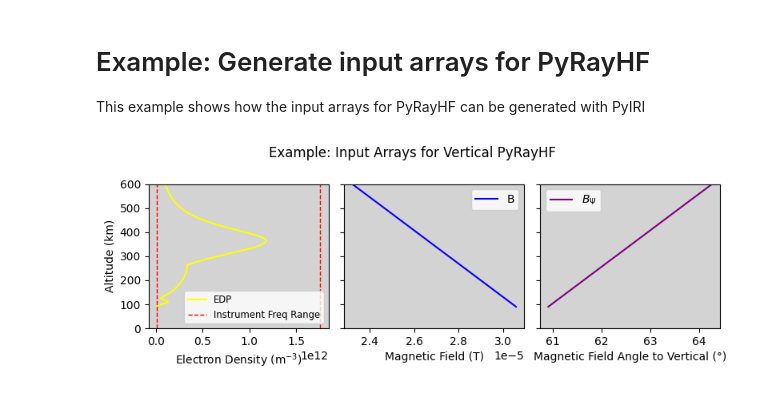
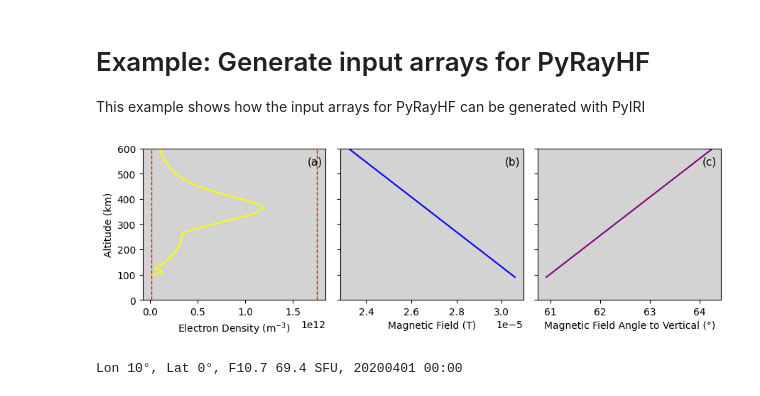
Before and after one commit to victoriyaforsythe/PyRayHF, a Jupyter notebook: docs/tutorials/Example_Generate_Input_Arrays.ipynb, the cells around one changed output. Saved outputs shown, nothing was run; the diff lists cells and outputs as text; code cells hidden in the pictures.

Commit message:
figures updated

```diff
--- a/docs/tutorials/Example_Generate_Input_Arrays.ipynb
+++ b/docs/tutorials/Example_Generate_Input_Arrays.ipynb
@@ -19,6 +19,9 @@ import matplotlib.pyplot as plt
 
 import PyIRI
 import PyRayHF
+
+# Directory on your local machine where to save the figures
+local_dir = '/Users/vmakarevich/Documents/GitHub/PyRayHF/docs/figures/'
 
 # Select the day and Universal Time of interest
 year = 2020
@@ -103,42 +106,51 @@ pickle.dump(input_example, open(file_save, "wb"))
 
 # Plot the input arrays
 fig, ax = plt.subplots(1, 3, sharey=True)
-fig.set_size_inches(8, 3)
-fig.suptitle('Example: Input Arrays for Vertical PyRayHF')
+fig.set_size_inches(9, 3)
 
 # Plot electron density profile
 ax_plot = ax[0]
 ax_plot.set_ylim([0, 600])
+# ax_plot.set_xlim([0, 2e12])
 ax_plot.set_facecolor("lightgray")
 ax_plot.set_ylabel('Altitude (km)')
 ax_plot.set_xlabel('Electron Density (m$^{-3}$)')
 ax_plot.plot(input_example['den'], input_example['alt'], c='yellow',
              label='EDP')
 min_d = PyRayHF.library.freq2den(np.min(ionosonde_frequency) * 1e6)
 max_d = PyRayHF.library.freq2den(np.max(ionosonde_frequency) * 1e6)
 ax_plot.axvline(x=min_d, color='r', linestyle='--', linewidth=1, label='Instrument Freq Range')
 ax_plot.axvline(x=max_d, color='r', linestyle='--', linewidth=1)
-ax_plot.legend(fontsize='small')
+
+ax_plot.text(0.90, 0.95, '(a)', transform=ax_plot.transAxes, fontsize=11, ha='left', va='top', c='black')
+
 
 # Plot magnetic field magnitude
 ax_plot = ax[1]
 ax_plot.set_ylim([0, 600])
+#ax_plot.set_xlim([2.2e-5, 3.2e-5])
 ax_plot.set_facecolor("lightgray")
 ax_plot.set_xlabel('Magnetic Field (T)')
 ax_plot.plot(input_example['bmag'], input_example['alt'], c='blue',
              label='B')
-ax_plot.legend()
+ax_plot.text(0.90, 0.95, '(b)', transform=ax_plot.transAxes, fontsize=11, ha='left', va='top', c='black')
+
 
 # Plot angle between magnetic field and vertical
 ax_plot = ax[2]
 ax_plot.set_ylim([0, 600])
+#ax_plot.set_xlim([61, 65])
 ax_plot.set_facecolor("lightgray")
 ax_plot.set_xlabel('Magnetic Field Angle to Vertical (°)')
 ax_plot.plot(input_example['bpsi'], input_example['alt'], c='purple',
-             label='$B_{\\Psi}$')
-ax_plot.legend()
+             label='$\\Psi$')
+ax_plot.text(0.90, 0.95, '(c)', transform=ax_plot.transAxes, fontsize=11, ha='left', va='top', c='black')
 plt.tight_layout()
-plt.savefig('/Users/victoriyamakarevich/Documents/GitHub/PyRayHF/docs/figures/Input_Arrays.png', dpi=300, bbox_inches='tight', facecolor='white')
+plt.savefig(local_dir + 'Input_Arrays.png', dpi=300, bbox_inches='tight', facecolor='white')
 plt.show()
+
+dtime_stamp = dtime_day.strftime('Lon 10°, Lat 0°, F10.7 69.4 SFU, %Y%m%d %H%:%M')
+print(dtime_stamp)
 # %% [output]
-[figure, old version]
+[figure, new version]
+Lon 10°, Lat 0°, F10.7 69.4 SFU, 20200401 00:00
```
Also changed, not shown: 15 other files.
